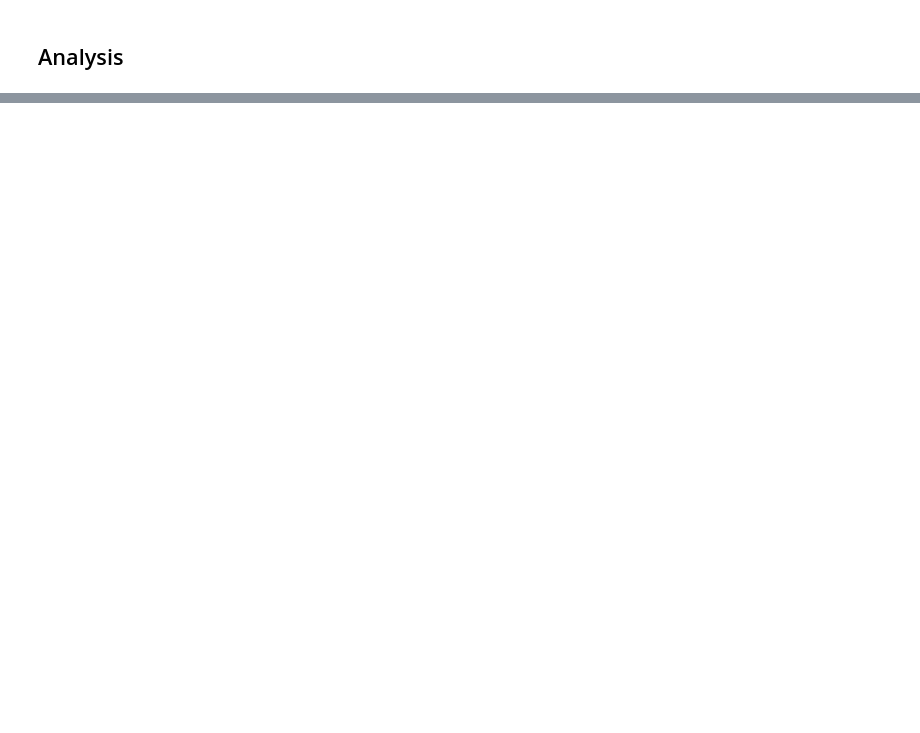
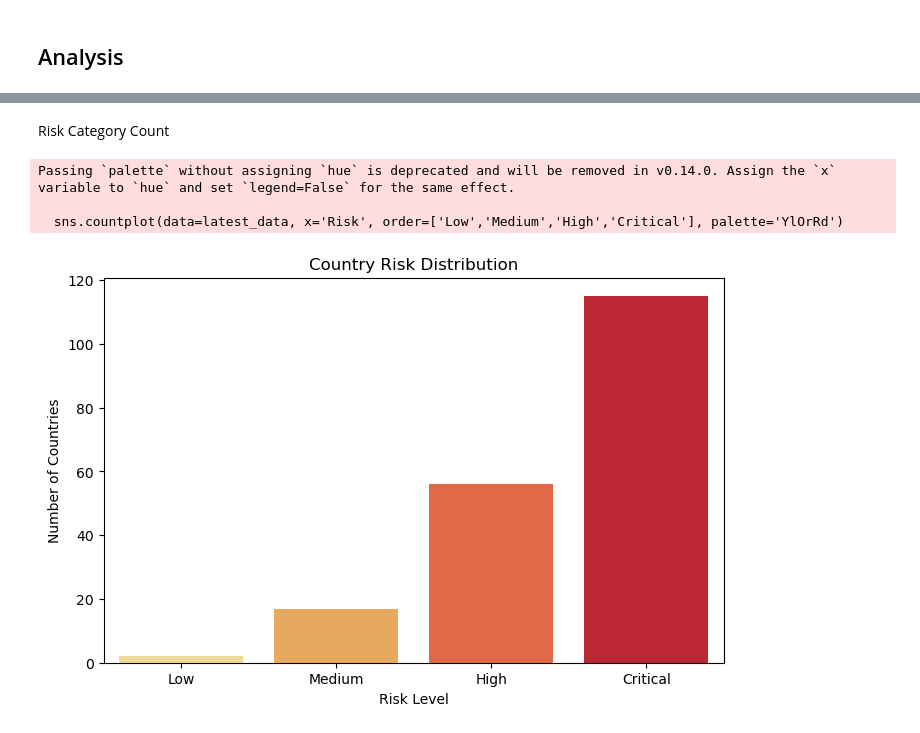
Before and after one commit to Shubhrottam-Katoch/Covid-19-Analysis, a Jupyter notebook: EDA.ipynb, the cells around one changed output, grey strips where cells are left out. Drawn from its saved outputs; the diff is of its cells as text; code cells hidden in the pictures; blank space fills up the shorter version.

```diff
--- a/EDA.ipynb
+++ b/EDA.ipynb
@@ -333,0 +519,11 @@ We dont have any duplicated rows.
+# %%
+master_df['Daily Cases'] = master_df.groupby('country_clean')['Cases_confirmed'].diff()
+master_df['Daily Deaths'] = master_df.groupby('country_clean')['Cases_deaths'].diff()
+master_df['Growth Rate'] = master_df.groupby('country_clean')['Cases_confirmed'].pct_change()
+master_df['Death Rate'] = master_df['Cases_deaths'] / master_df['Cases_confirmed']
+master_df['Recovery Rate'] = master_df['Recovered'] / master_df['Cases_confirmed']
+
+master_df['Daily Cases'] = master_df['Daily Cases'].fillna(0).clip(lower=0)
+master_df['Daily Deaths'] = master_df['Daily Deaths'].fillna(0).clip(lower=0)
+
+master_df['Growth Rate'] = master_df['Growth Rate'].replace([np.inf, -np.inf], 0).fillna(0)
@@ -333,0 +732,14 @@ We dont have any duplicated rows.
+# %% [markdown]
+Risk Category Count
+# %%
+plt.figure(figsize=(8,5))
+sns.countplot(data=latest_data, x='Risk', order=['Low','Medium','High','Critical'], palette='YlOrRd')
+plt.title('Country Risk Distribution')
+plt.xlabel('Risk Level')
+plt.ylabel('Number of Countries')
+plt.show()
+# %% [output]
+Passing `palette` without assigning `hue` is deprecated and will be removed in v0.14.0. Assign the `x` variable to `hue` and set `legend=False` for the same effect.
+
+  sns.countplot(data=latest_data, x='Risk', order=['Low','Medium','High','Critical'], palette='YlOrRd')
+[figure, added]
```
Also changed, not shown: parts of 52 cells of this notebook, 4 other files.
